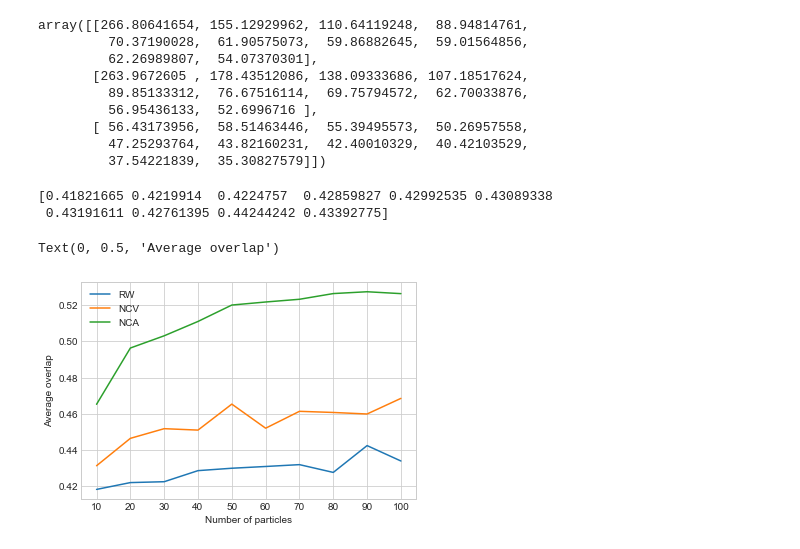
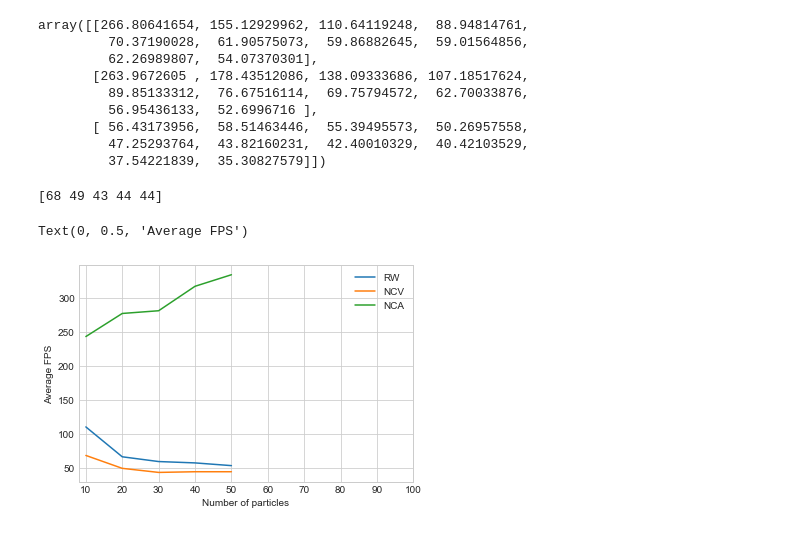
Before and after one commit to matemato/Advanced-computer-vision, a Jupyter notebook: Assignments/4/test.ipynb, the cells around one changed output. Cells and saved outputs as stored; diff of their text form; code cells hidden in the pictures.

```diff
--- a/Assignments/4/test.ipynb
+++ b/Assignments/4/test.ipynb
@@ -193,26 +214,25 @@ array([[266.80641654, 155.12929962, 110.64119248,  88.94814761,
 # %%
 import matplotlib.pyplot as plt
 plt.style.use('seaborn-whitegrid')
 
-fails = np.load("Number_of_particles/fails.npy")
+fails = np.load("q/fails.npy")
 np.min(fails)
-ov = np.load("Number_of_particles/ovrlaps.npy")
-sp = np.load("Number_of_particles/speed.npy")
+ov = np.load("q/ovrlaps.npy")
+sp = np.load("q/speed.npy")
 
-r, v ,a = ov
-print(r)
+r, v ,a = fails
+print(v)
 
 plt.plot(r, label="RW")
 plt.plot(v, label="NCV")
 plt.plot(a, label="NCA")
 # plt.xticks.l
 plt.xticks(range(10), [10 * (i+1) for i in range(10)])
 # plt.yscale("log")
 plt.legend()
 plt.xlabel("Number of particles")
 plt.ylabel("Average FPS")
 # %% [output]
-[0.41821665 0.4219914  0.4224757  0.42859827 0.42992535 0.43089338
- 0.43191611 0.42761395 0.44244242 0.43392775]
+[68 49 43 44 44]
-Text(0, 0.5, 'Average overlap')
+Text(0, 0.5, 'Average FPS')
-[figure, old version]
+[figure, new version]
```
Also changed, not shown: parts of 1 cell of this notebook, 5 other files.
